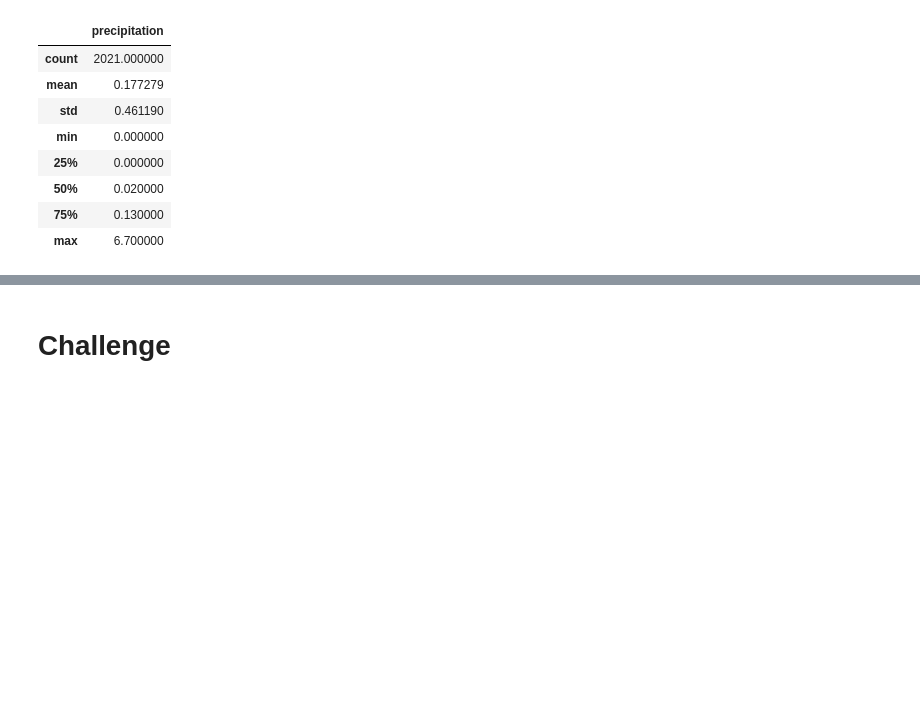
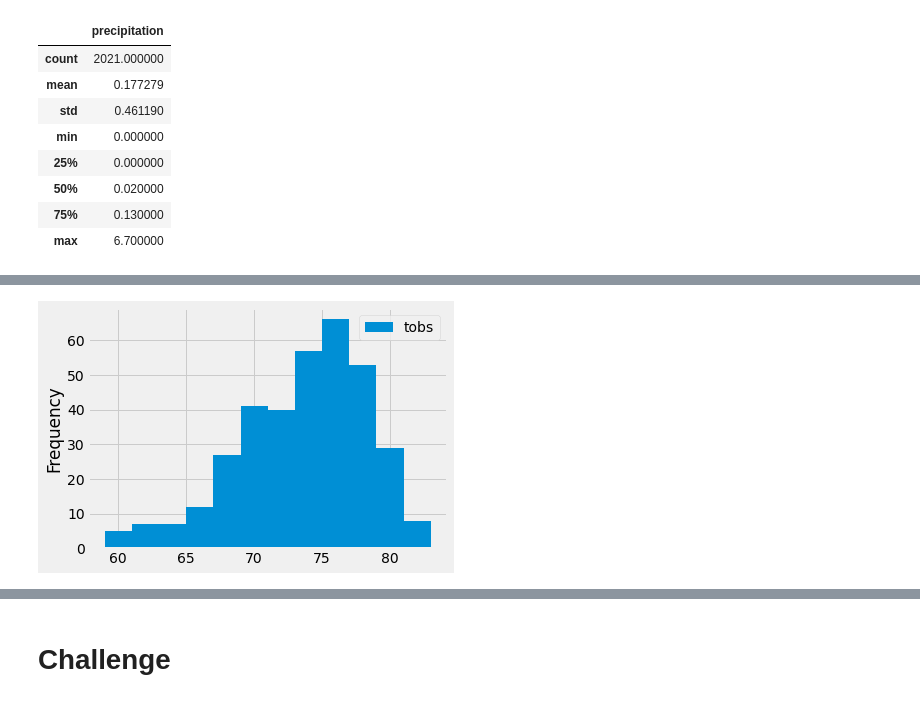
Before and after one commit to rpamintuan671/surfs_up, a Jupyter notebook: climate_analysis.ipynb, the cells around one changed output, grey strips where cells are left out. Saved outputs shown, nothing was run; the diff lists cells and outputs as text; code cells hidden in the pictures; blank space fills up the shorter version.

```diff
--- a/climate_analysis.ipynb
+++ b/climate_analysis.ipynb
@@ -152,0 +175,14 @@ df.describe()
+# %%
+# Choose the station with the highest number of temperature observations.
+# Query the last 12 months of temperature observation data for this station and plot the results as a histogram
+# Step 1
+# Create a Query for the Temperature Observations
+# 1) To create a query, select the column of interest. Need to pull Measurement.tobs column in order to get total observations count
+# 2) Filter out all the stations except the most active station with filter(Measurement.station == 'USC00519281')
+# 3) Apply another filter to consider only the most recent year
+# 4) Add the .all() function to save our results as a list
+results = session.query(Measurement.tobs).\
+filter(Measurement.station == 'USC00519281').\
+filter(Measurement.date >= prev_year).all()
+
+print(results)
@@ -152,0 +191,5 @@ df.describe()
+# %%
+# Step 2
+# Convert the Temperature Observation Results to a DataFrame
+df = pd.DataFrame(results, columns=['tobs'])
+print(df)
@@ -152,0 +211,12 @@ df.describe()
+# %%
+# Step 3
+# Plot the Temperature Observations
+# 1) Divide temperature observations into 12 different bins. Bin refers to each rectangular column in the plot, shown below.
+
+# 2) Create histogram using the plot() function and the hist() function and add the number of bins as a parameter
+df.plot.hist(bins=12)
+
+# 3) Use plt.tight_layout() to compress the x-axis labels so that they fit into the box holding the plot.
+plt.tight_layout()
+# %% [output]
+[figure, added]
```
Also changed, not shown: parts of 10 cells of this notebook, 2 other files.
